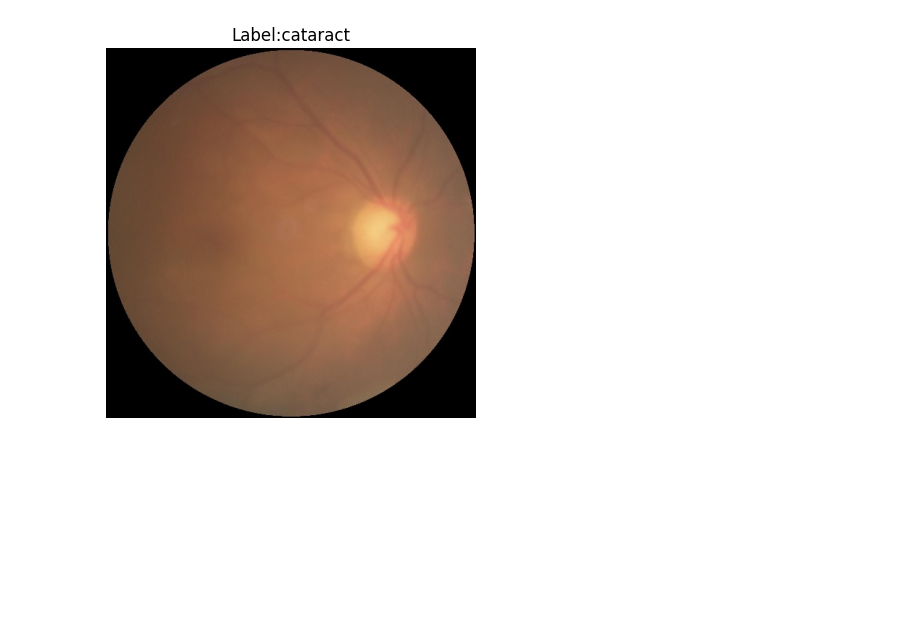
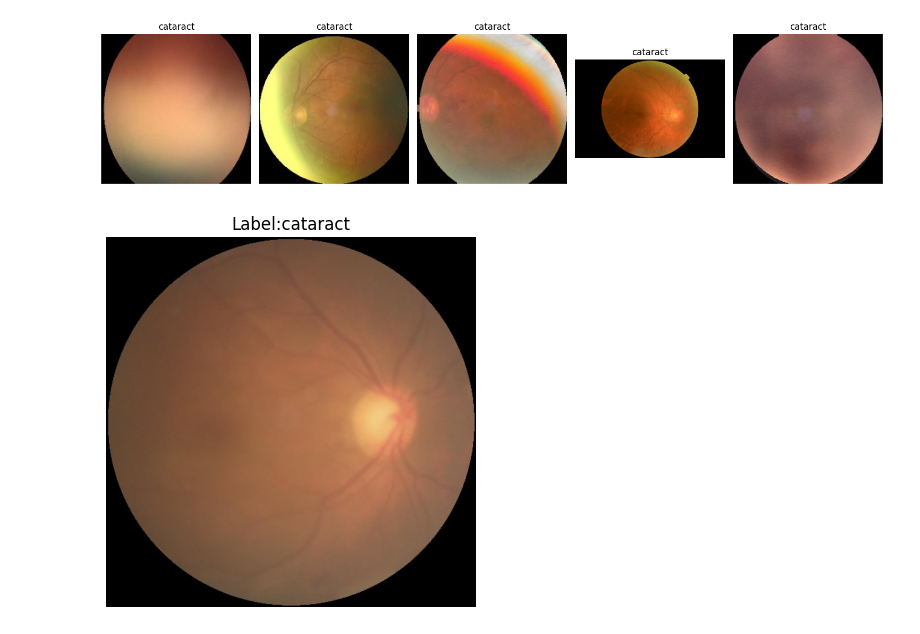
Before and after one commit to dimasdaffa/pythonML, a Jupyter notebook: ML-A11202214079-UAS/KlasifikasiPenyakitMata/EyeDiseases.ipynb, the cells around one changed output. Cells and saved outputs as stored; diff of their text form; code cells hidden in the pictures; blank space fills up the shorter version.

```diff
--- a/ML-A11202214079-UAS/KlasifikasiPenyakitMata/EyeDiseases.ipynb
+++ b/ML-A11202214079-UAS/KlasifikasiPenyakitMata/EyeDiseases.ipynb
@@ -41,3 +49,13 @@ extracting = zipfile.ZipFile(target_file,'r')
 extracting.extractall(dataset_dir)
 # %%
 extracting.close()
+# %%
+import os
+
+# List the contents of the dataset directory
+dataset_dir = 'dataset'
+for root, dirs, files in os.walk(dataset_dir):
+    for name in files:
+        print(os.path.join(root, name))
+    for name in dirs:
+        print(os.path.join(root, name))
@@ -44,3 +80,41 @@ extracting.close()
+# %%
+import os
+import matplotlib.pyplot as plt
+import matplotlib.image as mpimg
+
+# Define the dataset directory
+dataset_dir = 'dataset/dataset'
+
+# Function to display sample images
+def display_sample_images(dataset_dir, num_samples=5):
+    fig, axes = plt.subplots(1, num_samples, figsize=(15, 5))
+    sample_count = 0
+
+    # Walk through the dataset directory
+    for root, dirs, files in os.walk(dataset_dir):
+        class_name = os.path.basename(root)
+        if files:
+            for file in files[:num_samples]:
+                if sample_count < num_samples:
+                    file_path = os.path.join(root, file)
+                    try:
+                        img = mpimg.imread(file_path)
+                        axes[sample_count].imshow(img)
+                        axes[sample_count].set_title(class_name)
+                        axes[sample_count].axis('off')
+                        sample_count += 1
+                    except Exception as e:
+                        print(f"Error loading image {file_path}: {e}")
+        if sample_count >= num_samples:
+            break
+
+    plt.tight_layout()
+    plt.show()
+
+# Call the function to display sample images
+display_sample_images(dataset_dir)
+# %% [output]
+[figure, added]
 # %%
 # Import library yang diperlukan
 import os
```
Also changed, not shown: parts of 7 cells of this notebook, 1 other file.
